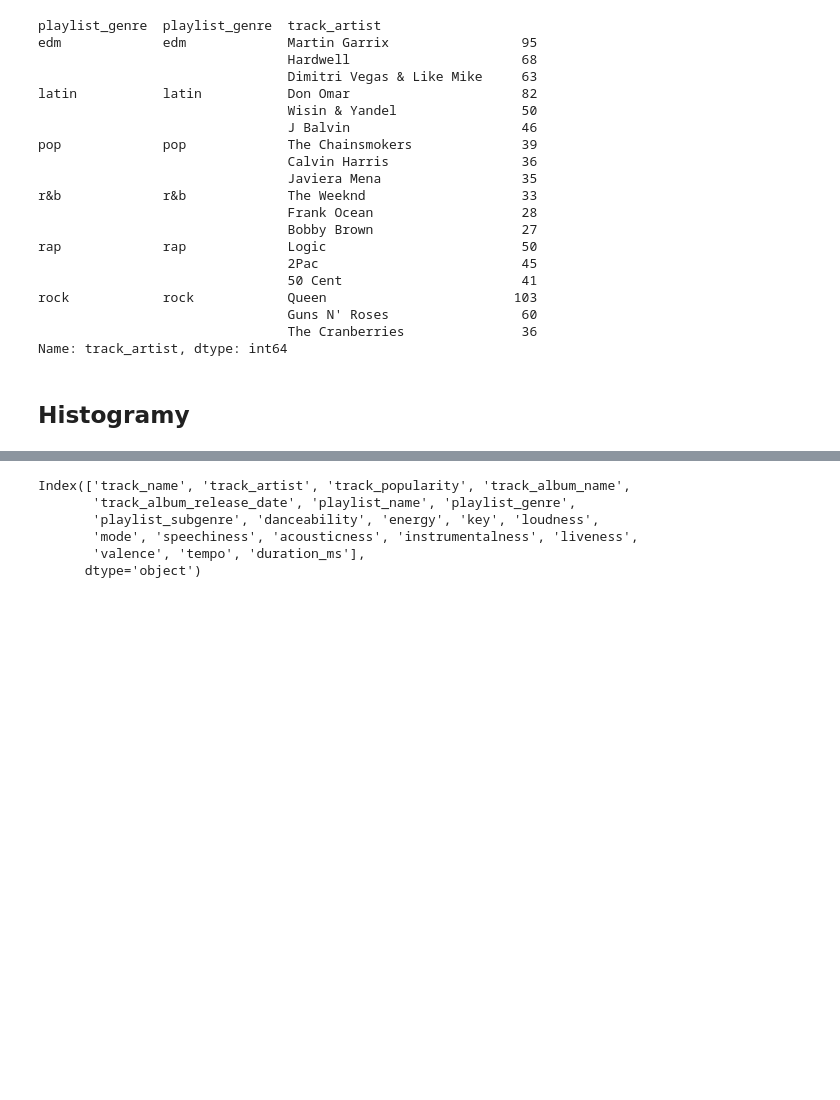
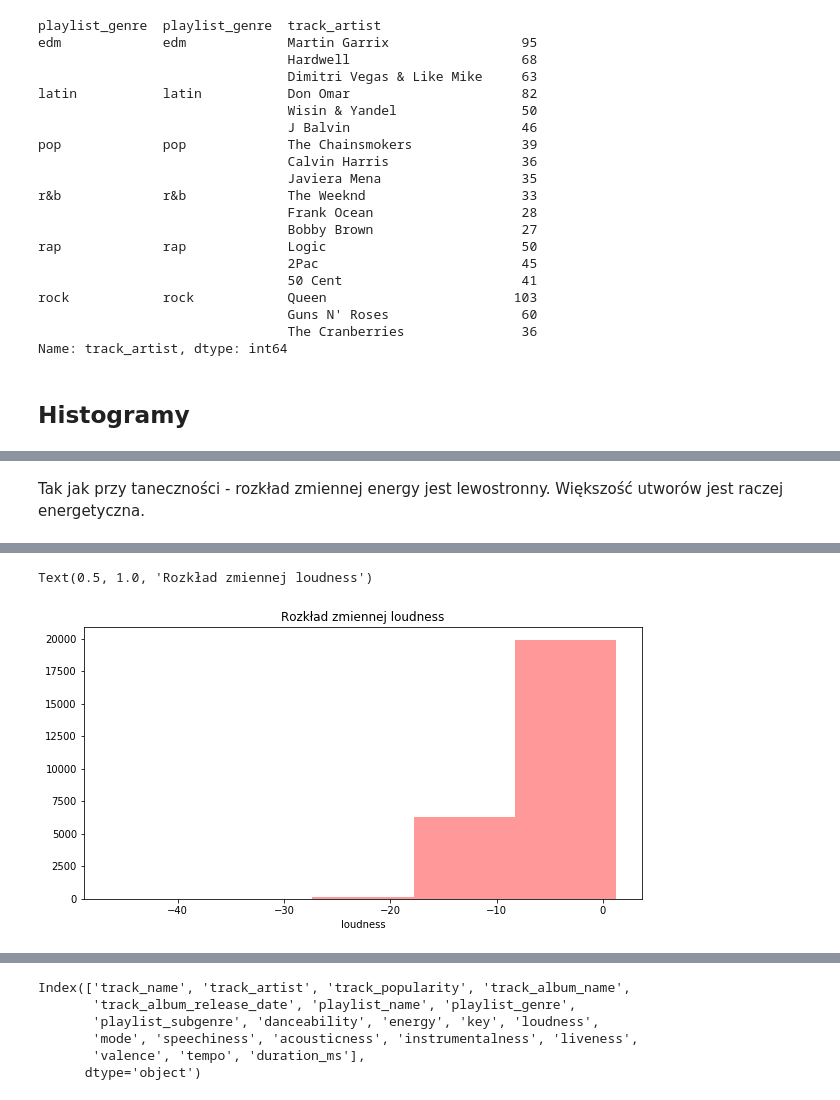
Before and after one commit to AdamJedz/DS-projekty, a Jupyter notebook: Spotify/Igor/Analiza Wstępna.ipynb, the cells around one changed output, grey strips where cells are left out. Drawn from its saved outputs; the diff is of its cells as text; code cells hidden in the pictures; blank space fills up the shorter version.

```diff
--- a/Spotify/Igor/Analiza Wstępna.ipynb
+++ b/Spotify/Igor/Analiza Wstępna.ipynb
@@ -390,0 +421,6 @@ Name: track_artist, dtype: int64
+# %% [markdown]
+Tak jak przy taneczności - rozkład zmiennej energy jest lewostronny. Większość utworów jest raczej energetyczna.
+# %%
+plt.figure(figsize = (10,5))
+sns.distplot(df['loudness'], kde=False, bins = 5, color = 'red').set_title('Rozkład zmiennej loudness')
+# %% [output]
@@ -390,0 +429,2 @@ Name: track_artist, dtype: int64
+Text(0.5, 1.0, 'Rozkład zmiennej loudness')
+[figure, added]
```
Also changed, not shown: parts of 27 cells of this notebook.
